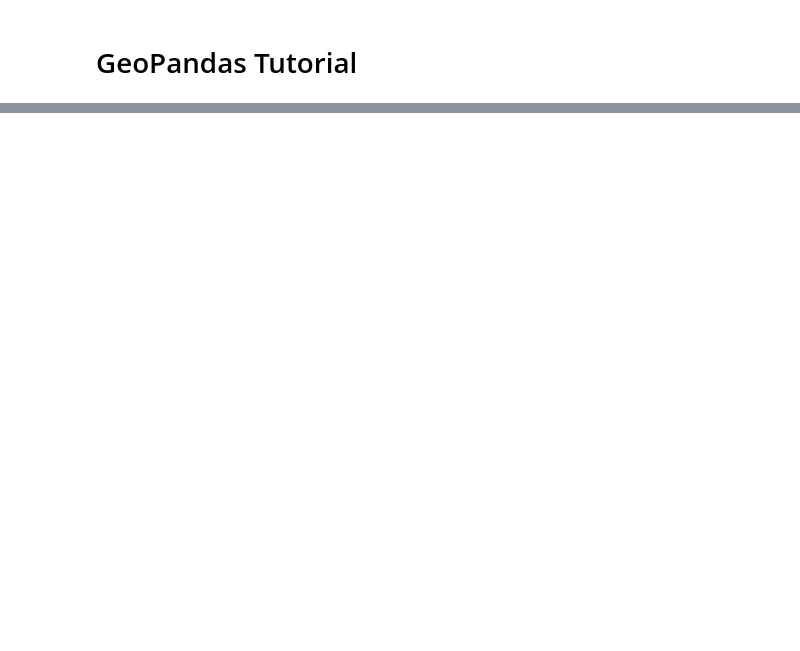
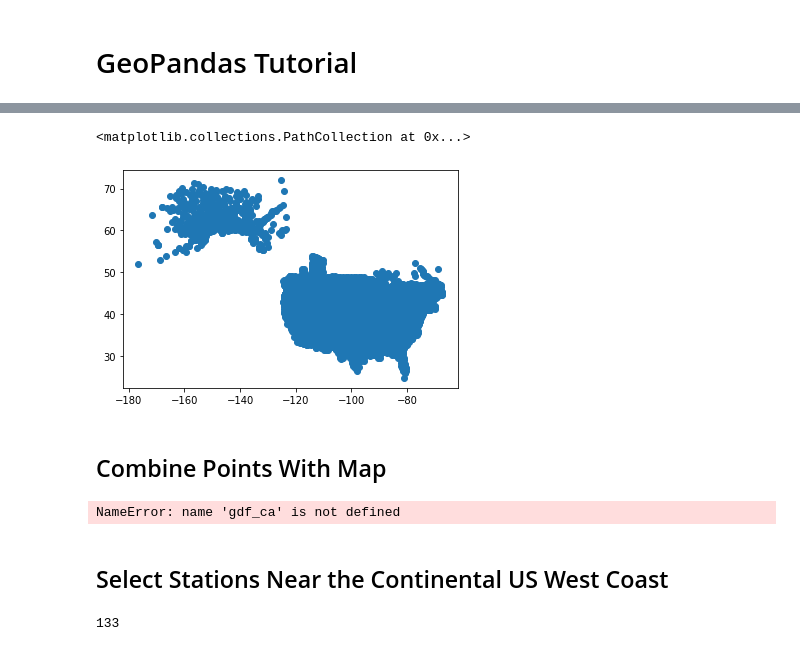
Before and after one commit to uwescience/whaletracks, a Jupyter notebook: examples/Tutorial.ipynb, the cells around one changed output, grey strips where cells are left out. Cells and saved outputs as stored; diff of their text form; code cells hidden in the pictures; blank space fills up the shorter version.

```diff
--- a/examples/Tutorial.ipynb
+++ b/examples/Tutorial.ipynb
@@ -27,0 +16,4 @@ df_data.plot()
+# %%
+GEOMETRY = "geometry"
+LON = "LON"
+LAT = "LAT"
@@ -27,0 +52,6 @@ df_data.plot()
+# %%
+path = os.path.join(cn.DATA_DIR, "ALL-StationList.csv")
+gdf_sta = pd.read_csv(path)
+gdf_sta = gdf_sta[gdf_sta[LON] < 0]  # Eliminate outlier
+gdf_sta["geometry"] = gpd.GeoSeries([Point(float(x),float(y)) for x, y in zip(gdf_sta[LAT], gdf_sta[LON])])
+gdf_sta.head()
@@ -27,0 +71,16 @@ df_data.plot()
+# %%
+plt.scatter(gdf_sta[LON], gdf_sta[LAT])
+# %% [output]
+<matplotlib.collections.PathCollection at 0x...>
+[figure, added]
+# %% [markdown]
+## Combine Points With Map
+# %%
+gdf = gpd.GeoDataFrame(pd.concat([gdf_county, gdf_ca[GEOMETRY]]))
+gdf = gpd.GeoDataFrame(pd.concat([gdf_ca[GEOMETRY]]))
+gdf.columns = [GEOMETRY]
+gdf.plot()
+#plt.ylim([-120, -100])
+#plt.xlim([40, 50])
+# %% [output]
+NameError: name 'gdf_ca' is not defined
@@ -27,0 +89,7 @@ df_data.plot()
+# %% [markdown]
+## Select Stations Near the Continental US West Coast
+# %%
+gdf_west = gdf_county[gdf_county["NAME_1"].isin(["California", "Oregon", "Washington"])]
+len(gdf_west)
+# %% [output]
+133
```
Also changed, not shown: parts of 20 cells of this notebook, 26 other files.
